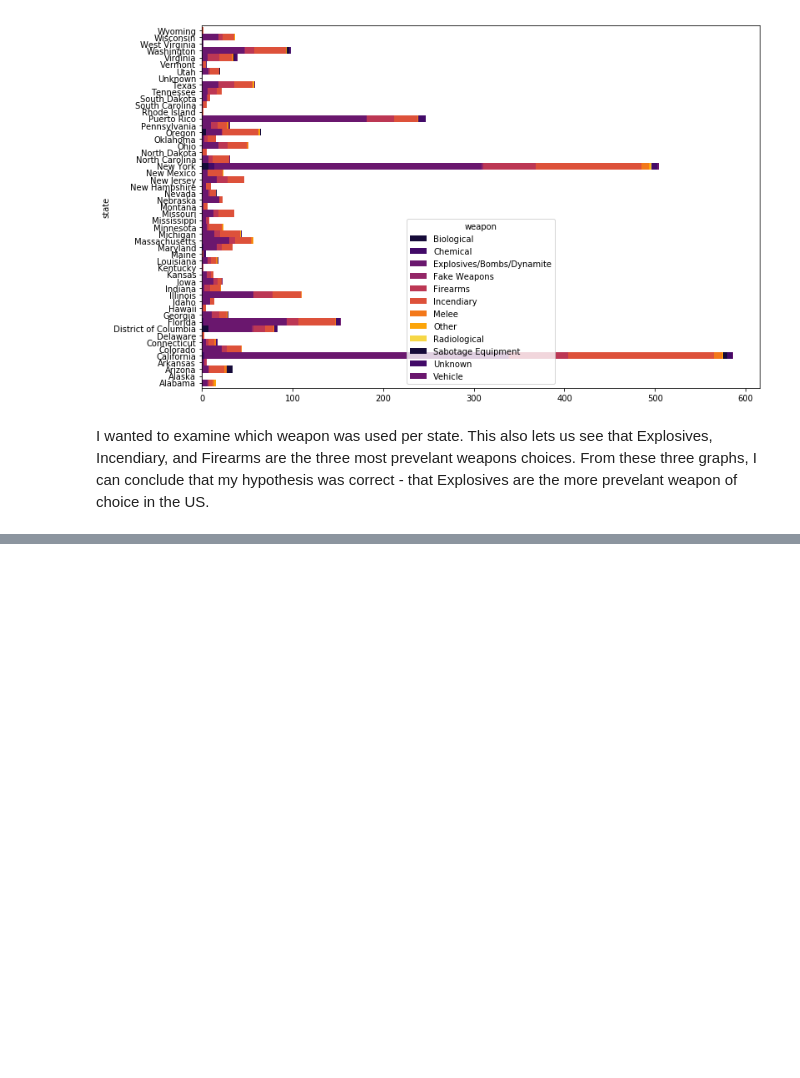
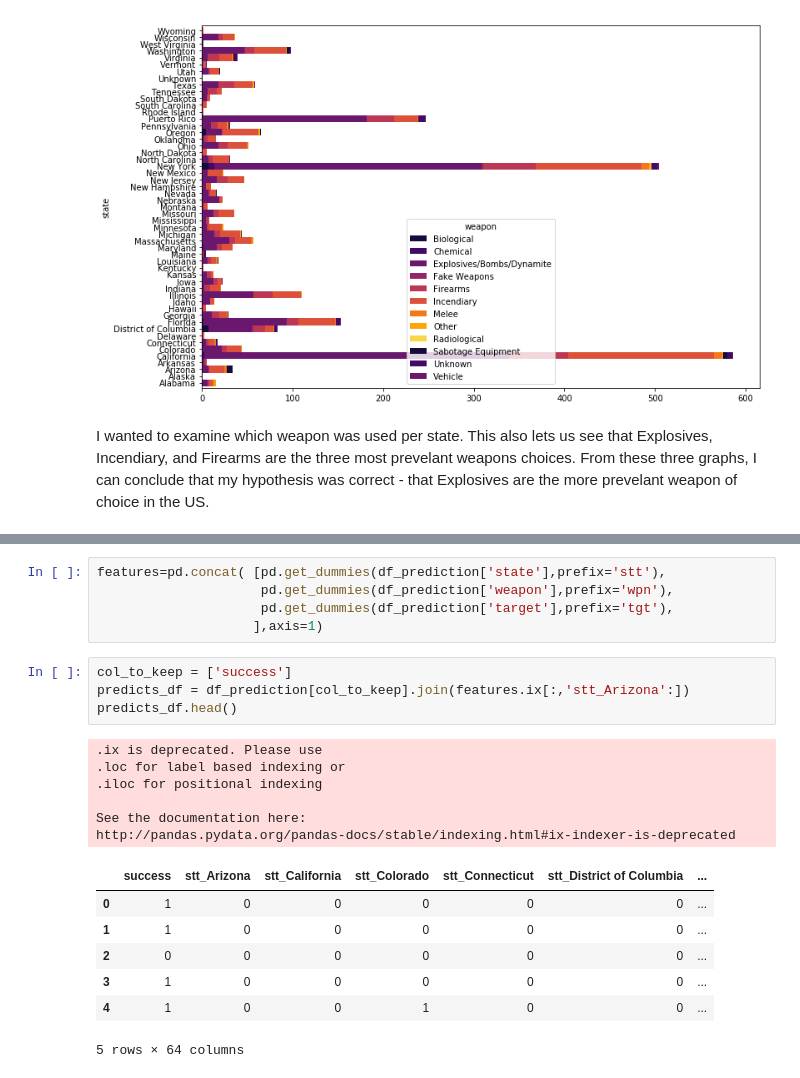
Before and after one commit to lizzieh14/US_Terrorism, a Jupyter notebook: Final_Project_US_Terrorism.ipynb, the cells around one changed output, grey strips where cells are left out. Cells and saved outputs as stored; diff of their text form; blank space fills up the shorter version.

```diff
--- a/Final_Project_US_Terrorism.ipynb
+++ b/Final_Project_US_Terrorism.ipynb
@@ -267,0 +286,23 @@ I wanted to examine which weapon was used per state. This also lets us see that
+# %%
+features=pd.concat( [pd.get_dummies(df_prediction['state'],prefix='stt'),
+                     pd.get_dummies(df_prediction['weapon'],prefix='wpn'),
+                     pd.get_dummies(df_prediction['target'],prefix='tgt'),
+                    ],axis=1)
+# %%
+col_to_keep = ['success']
+predicts_df = df_prediction[col_to_keep].join(features.ix[:,'stt_Arizona':])
+predicts_df.head()
+# %% [output]
+.ix is deprecated. Please use
+.loc for label based indexing or
+.iloc for positional indexing
+
+See the documentation here:
+http://pandas.pydata.org/pandas-docs/stable/indexing.html#ix-indexer-is-deprecated
+|  | success | stt_Arizona | stt_California | stt_Colorado | stt_Connecticut | stt_District of Columbia | ... |
+| 0 | 1 | 0 | 0 | 0 | 0 | 0 | ... |
+| 1 | 1 | 0 | 0 | 0 | 0 | 0 | ... |
+| 2 | 0 | 0 | 0 | 0 | 0 | 0 | ... |
+| 3 | 1 | 0 | 0 | 0 | 0 | 0 | ... |
+| 4 | 1 | 0 | 0 | 1 | 0 | 0 | ... |
+5 rows × 64 columns
```
Also changed, not shown: parts of 15 cells of this notebook.
